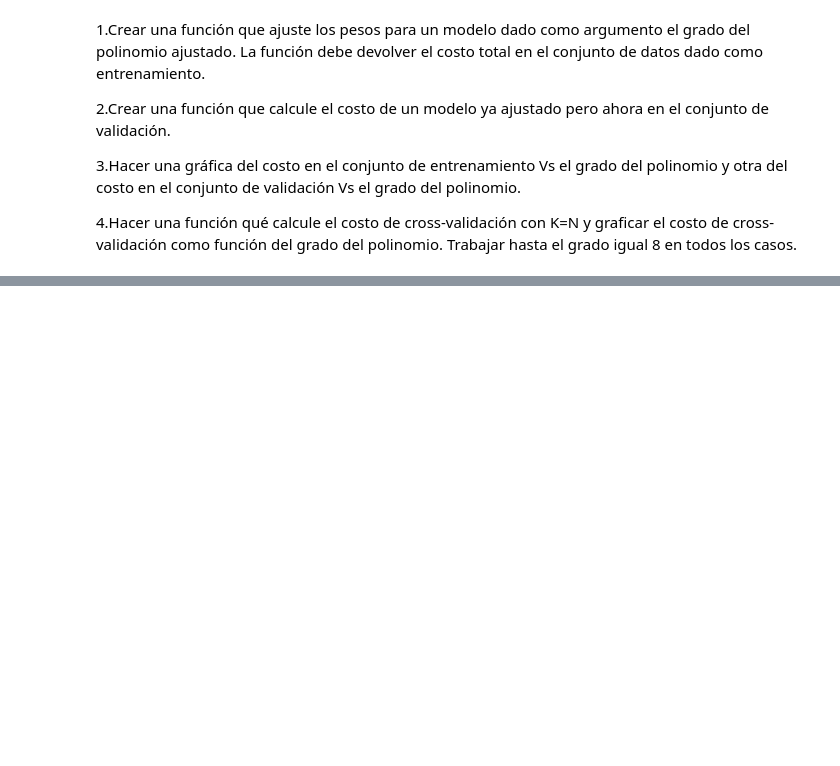
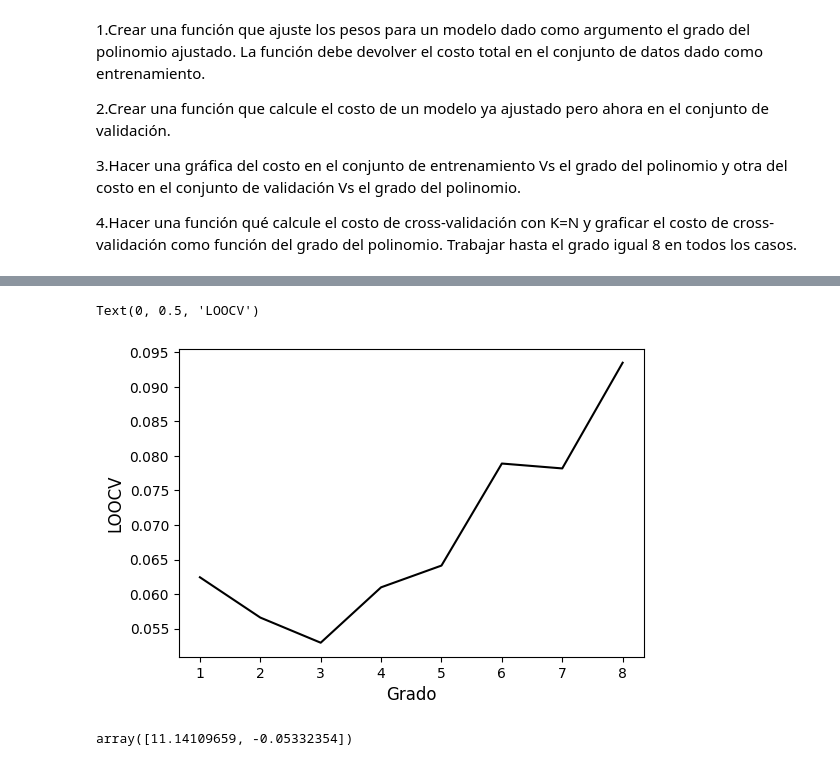
Before and after one commit to DCI-alxogm/ml2023-DPM2310, a Jupyter notebook: Ago25-26/Tarea3.ipynb, the cells around one changed output, grey strips where cells are left out. Saved outputs shown, nothing was run; the diff lists cells and outputs as text; code cells hidden in the pictures; blank space fills up the shorter version.

```diff
--- a/Ago25-26/Tarea3.ipynb
+++ b/Ago25-26/Tarea3.ipynb
@@ -101,0 +128,42 @@ plt.plot(testx,testt,'b')
+# %%
+# Función qué calcule el costo de cross-validación con K=N
+
+def leave_one_out_cross_validation(x, y, n):
+  samples = len(x)
+  total_cost = 0
+
+  for i in range(samples):
+    # Consideramos un dato para validar el modelo
+    x_val = x[i]
+    y_val = y[i]
+    # Siendo el resto de datos usados para entrenar el modelo
+    x_train = np.delete(x, i)
+    y_train = np.delete(y, i)
+    # Entrenamos el modelo
+    w_aux = w_model(x_train, y_train, n)
+    # Calculamos el costo de validacion
+    costo = cost_validation(x_val, y_val, w_aux)
+    # Sumamos los costos
+    total_cost += costo
+
+  return total_cost/samples
+# %%
+# Graficamos
+
+degree = 8
+degrees = np.arange(1, degree+1)
+
+loocv = [leave_one_out_cross_validation(x, y, i) for i in range(1, degree+1)]
+
+fig = plt.figure(figsize=(6, 4))
+plt.plot(degrees, loocv, color = 'black')
+
+plt.xlabel('Grado', fontsize=12)
+plt.ylabel('LOOCV', fontsize=12)
+# %% [output]
+Text(0, 0.5, 'LOOCV')
+[figure, added]
+# %%
+w_model(x, y, 1)
+# %% [output]
+array([11.14109659, -0.05332354])
```
Also changed, not shown: parts of 21 cells of this notebook.
